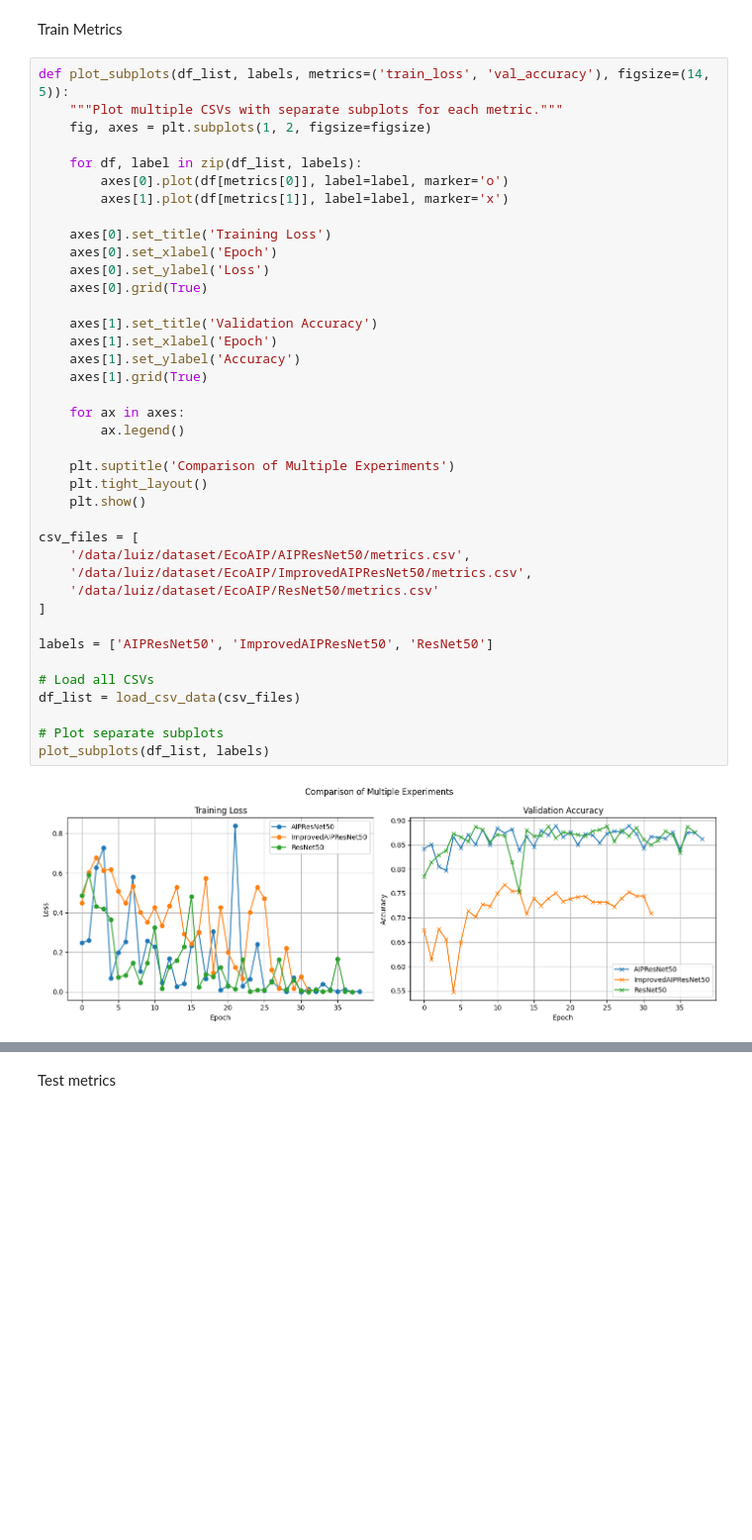
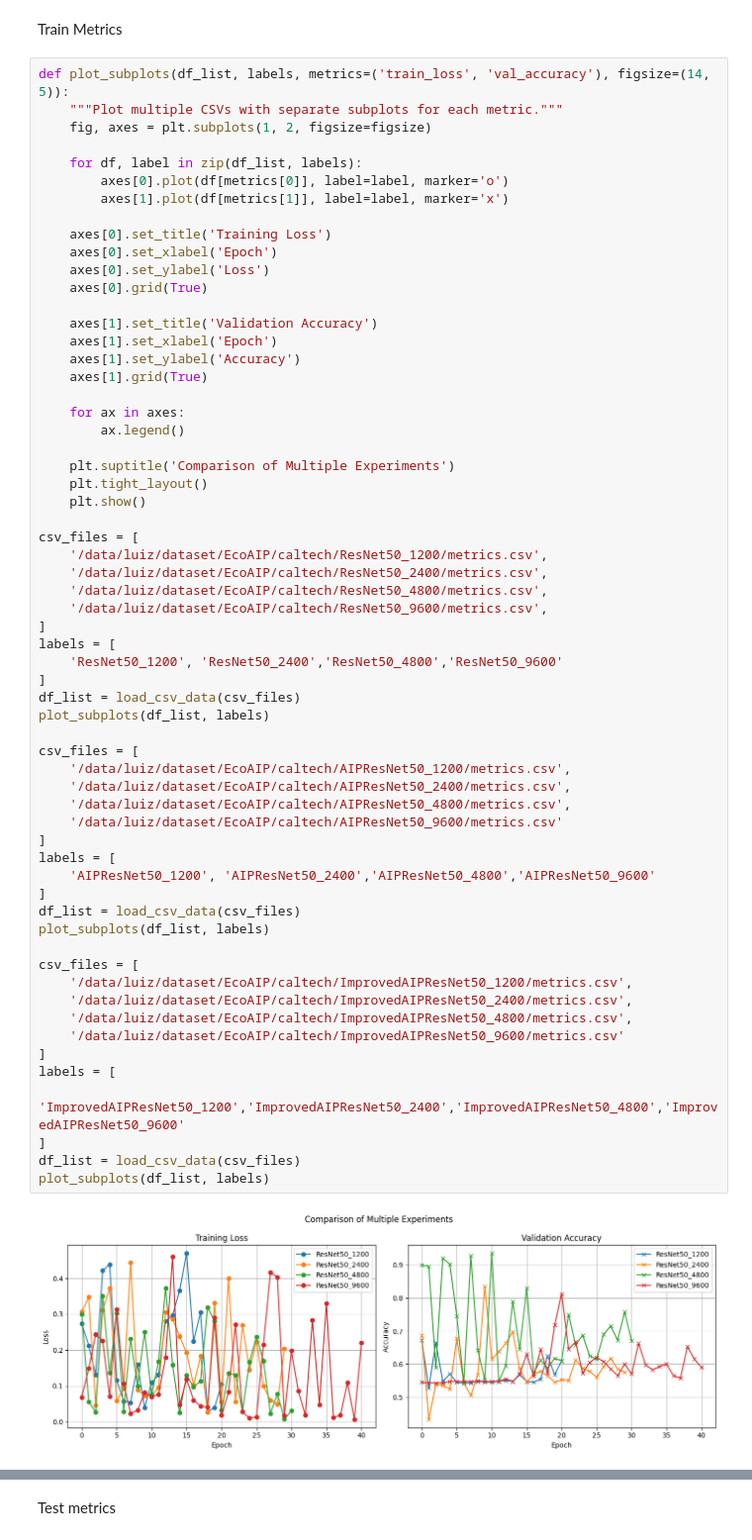
Before and after one commit to LuizAlencar17/EcoAIP, a Jupyter notebook: notebooks/analytics.ipynb, the cells around one changed output, grey strips where cells are left out. Shown at 99% size. Drawn from its saved outputs; the diff is of its cells as text; blank space fills up the shorter version.

```diff
--- a/notebooks/analytics.ipynb
+++ b/notebooks/analytics.ipynb
@@ -15,38 +15,60 @@ def plot_subplots(df_list, labels, metrics=('train_loss', 'val_accuracy'), figsi
     fig, axes = plt.subplots(1, 2, figsize=figsize)
 
     for df, label in zip(df_list, labels):
         axes[0].plot(df[metrics[0]], label=label, marker='o')
         axes[1].plot(df[metrics[1]], label=label, marker='x')
 
     axes[0].set_title('Training Loss')
     axes[0].set_xlabel('Epoch')
     axes[0].set_ylabel('Loss')
     axes[0].grid(True)
 
     axes[1].set_title('Validation Accuracy')
     axes[1].set_xlabel('Epoch')
     axes[1].set_ylabel('Accuracy')
     axes[1].grid(True)
 
     for ax in axes:
         ax.legend()
 
     plt.suptitle('Comparison of Multiple Experiments')
     plt.tight_layout()
     plt.show()
 
 csv_files = [
-    '/data/luiz/dataset/EcoAIP/AIPResNet50/metrics.csv',
-    '/data/luiz/dataset/EcoAIP/ImprovedAIPResNet50/metrics.csv',
-    '/data/luiz/dataset/EcoAIP/ResNet50/metrics.csv'
+    '/data/luiz/dataset/EcoAIP/caltech/ResNet50_1200/metrics.csv',
+    '/data/luiz/dataset/EcoAIP/caltech/ResNet50_2400/metrics.csv',
+    '/data/luiz/dataset/EcoAIP/caltech/ResNet50_4800/metrics.csv',
+    '/data/luiz/dataset/EcoAIP/caltech/ResNet50_9600/metrics.csv',
 ]
+labels = [
+    'ResNet50_1200', 'ResNet50_2400','ResNet50_4800','ResNet50_9600'
+]
+df_list = load_csv_data(csv_files)
+plot_subplots(df_list, labels)
 
-labels = ['AIPResNet50', 'ImprovedAIPResNet50', 'ResNet50']
+csv_files = [
+    '/data/luiz/dataset/EcoAIP/caltech/AIPResNet50_1200/metrics.csv',
+    '/data/luiz/dataset/EcoAIP/caltech/AIPResNet50_2400/metrics.csv',
+    '/data/luiz/dataset/EcoAIP/caltech/AIPResNet50_4800/metrics.csv',
+    '/data/luiz/dataset/EcoAIP/caltech/AIPResNet50_9600/metrics.csv'
+]
+labels = [
+    'AIPResNet50_1200', 'AIPResNet50_2400','AIPResNet50_4800','AIPResNet50_9600'
+]
+df_list = load_csv_data(csv_files)
+plot_subplots(df_list, labels)
 
-# Load all CSVs
+csv_files = [
+    '/data/luiz/dataset/EcoAIP/caltech/ImprovedAIPResNet50_1200/metrics.csv',
+    '/data/luiz/dataset/EcoAIP/caltech/ImprovedAIPResNet50_2400/metrics.csv',
+    '/data/luiz/dataset/EcoAIP/caltech/ImprovedAIPResNet50_4800/metrics.csv',
+    '/data/luiz/dataset/EcoAIP/caltech/ImprovedAIPResNet50_9600/metrics.csv'
+]
+labels = [
+    'ImprovedAIPResNet50_1200','ImprovedAIPResNet50_2400','ImprovedAIPResNet50_4800','ImprovedAIPResNet50_9600'
+]
 df_list = load_csv_data(csv_files)
-
-# Plot separate subplots
 plot_subplots(df_list, labels)
 # %% [output]
-[figure, old version]
+[figure, new version]
```
Also changed, not shown: parts of 2 cells of this notebook, 32 other files.
